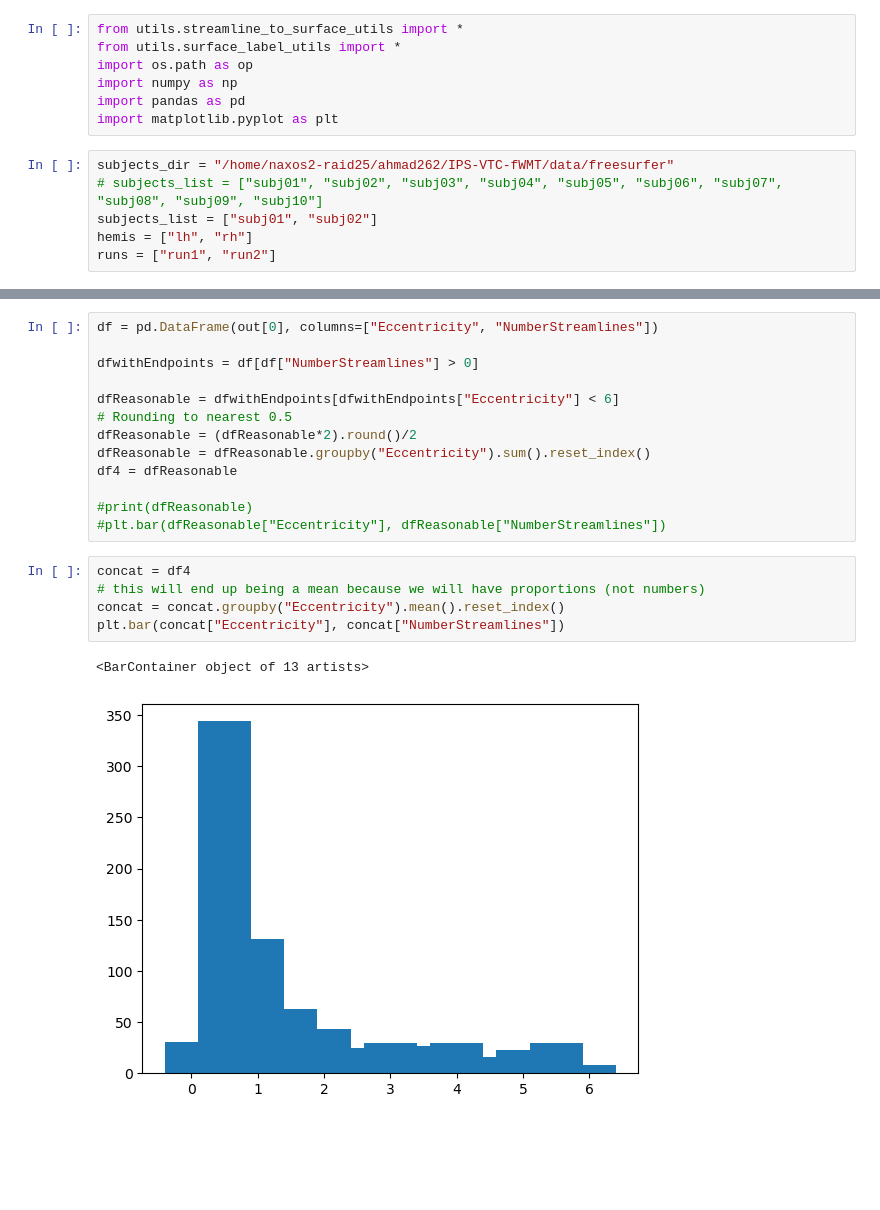
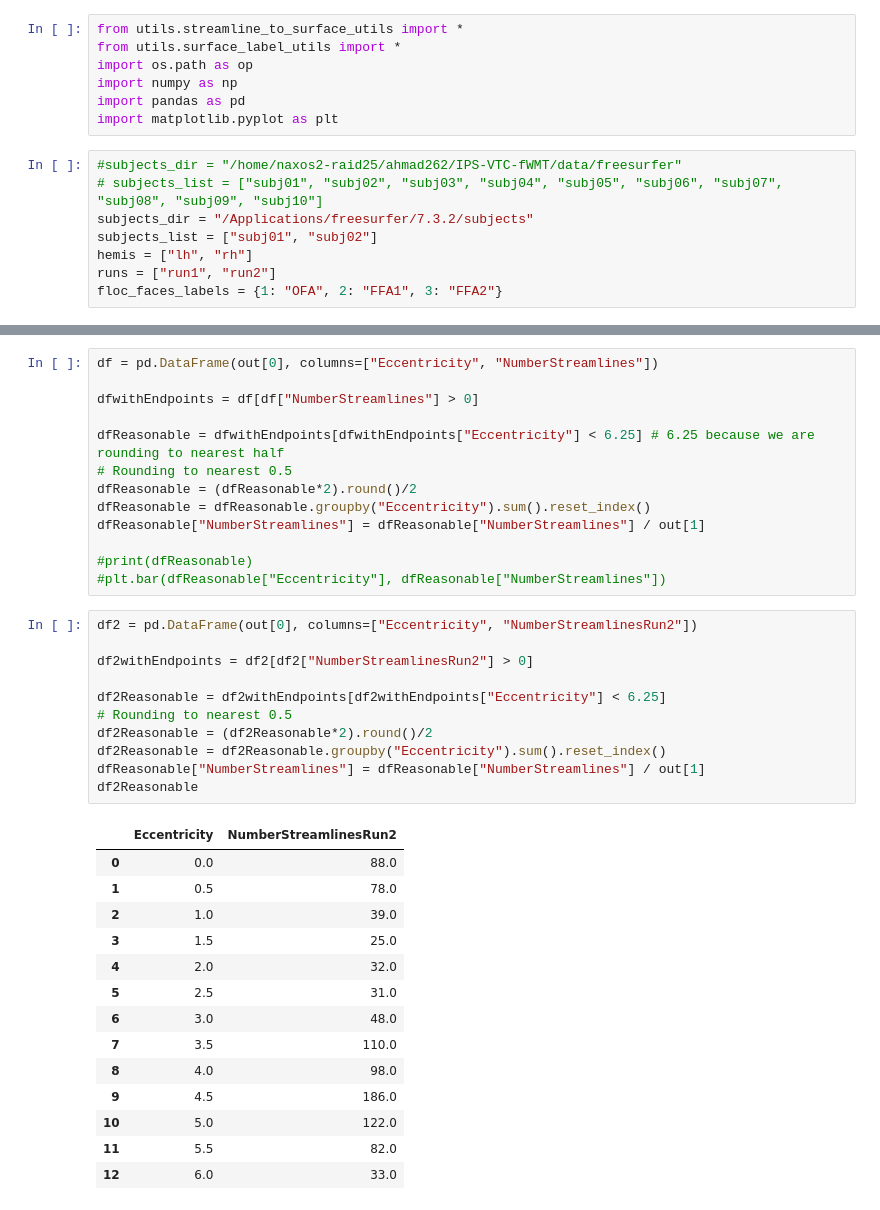
Before and after one commit to fyzeen/IPS-VTC-fWMT, a Jupyter notebook: code/07_EccentricityAnalyses.ipynb, the cells around one changed output, grey strips where cells are left out. Saved outputs shown, nothing was run; the diff lists cells and outputs as text; blank space fills up the shorter version.

```diff
--- a/code/07_EccentricityAnalyses.ipynb
+++ b/code/07_EccentricityAnalyses.ipynb
@@ -6,10 +6,12 @@ import numpy as np
 import pandas as pd
 import matplotlib.pyplot as plt
 # %%
-subjects_dir = "/home/naxos2-raid25/ahmad262/IPS-VTC-fWMT/data/freesurfer"
+#subjects_dir = "/home/naxos2-raid25/ahmad262/IPS-VTC-fWMT/data/freesurfer"
 # subjects_list = ["subj01", "subj02", "subj03", "subj04", "subj05", "subj06", "subj07", "subj08", "subj09", "subj10"]
+subjects_dir = "/Applications/freesurfer/7.3.2/subjects"
 subjects_list = ["subj01", "subj02"]
 hemis = ["lh", "rh"]
 runs = ["run1", "run2"]
+floc_faces_labels = {1: "OFA", 2: "FFA1", 3: "FFA2"}
 # %%
 # Create 9 dataframes that contain endpoint proportions by eccentricity about all subjects/run (each row):
@@ -83,19 +165,37 @@ df = pd.DataFrame(out[0], columns=["Eccentricity", "NumberStreamlines"])
 
 dfwithEndpoints = df[df["NumberStreamlines"] > 0]
 
-dfReasonable = dfwithEndpoints[dfwithEndpoints["Eccentricity"] < 6]
+dfReasonable = dfwithEndpoints[dfwithEndpoints["Eccentricity"] < 6.25] # 6.25 because we are rounding to nearest half
 # Rounding to nearest 0.5
 dfReasonable = (dfReasonable*2).round()/2
 dfReasonable = dfReasonable.groupby("Eccentricity").sum().reset_index()
-df4 = dfReasonable
+dfReasonable["NumberStreamlines"] = dfReasonable["NumberStreamlines"] / out[1]
 
 #print(dfReasonable)
 #plt.bar(dfReasonable["Eccentricity"], dfReasonable["NumberStreamlines"])
-# %%
-concat = df4
-# this will end up being a mean because we will have proportions (not numbers)
-concat = concat.groupby("Eccentricity").mean().reset_index()
-plt.bar(concat["Eccentricity"], concat["NumberStreamlines"])
-# %% [output]
-<BarContainer object of 13 artists>
-[figure, removed]
+# %%
+df2 = pd.DataFrame(out[0], columns=["Eccentricity", "NumberStreamlinesRun2"])
+
+df2withEndpoints = df2[df2["NumberStreamlinesRun2"] > 0]
+
+df2Reasonable = df2withEndpoints[df2withEndpoints["Eccentricity"] < 6.25]
+# Rounding to nearest 0.5
+df2Reasonable = (df2Reasonable*2).round()/2
+df2Reasonable = df2Reasonable.groupby("Eccentricity").sum().reset_index()
+dfReasonable["NumberStreamlines"] = dfReasonable["NumberStreamlines"] / out[1]
+df2Reasonable
+# %% [output]
+|  | Eccentricity | NumberStreamlinesRun2 |
+| 0 | 0.0 | 88.0 |
+| 1 | 0.5 | 78.0 |
+| 2 | 1.0 | 39.0 |
+| 3 | 1.5 | 25.0 |
+| 4 | 2.0 | 32.0 |
+| 5 | 2.5 | 31.0 |
+| 6 | 3.0 | 48.0 |
+| 7 | 3.5 | 110.0 |
+| 8 | 4.0 | 98.0 |
+| 9 | 4.5 | 186.0 |
+| 10 | 5.0 | 122.0 |
+| 11 | 5.5 | 82.0 |
+| 12 | 6.0 | 33.0 |
```
Also changed, not shown: parts of 9 cells of this notebook.
